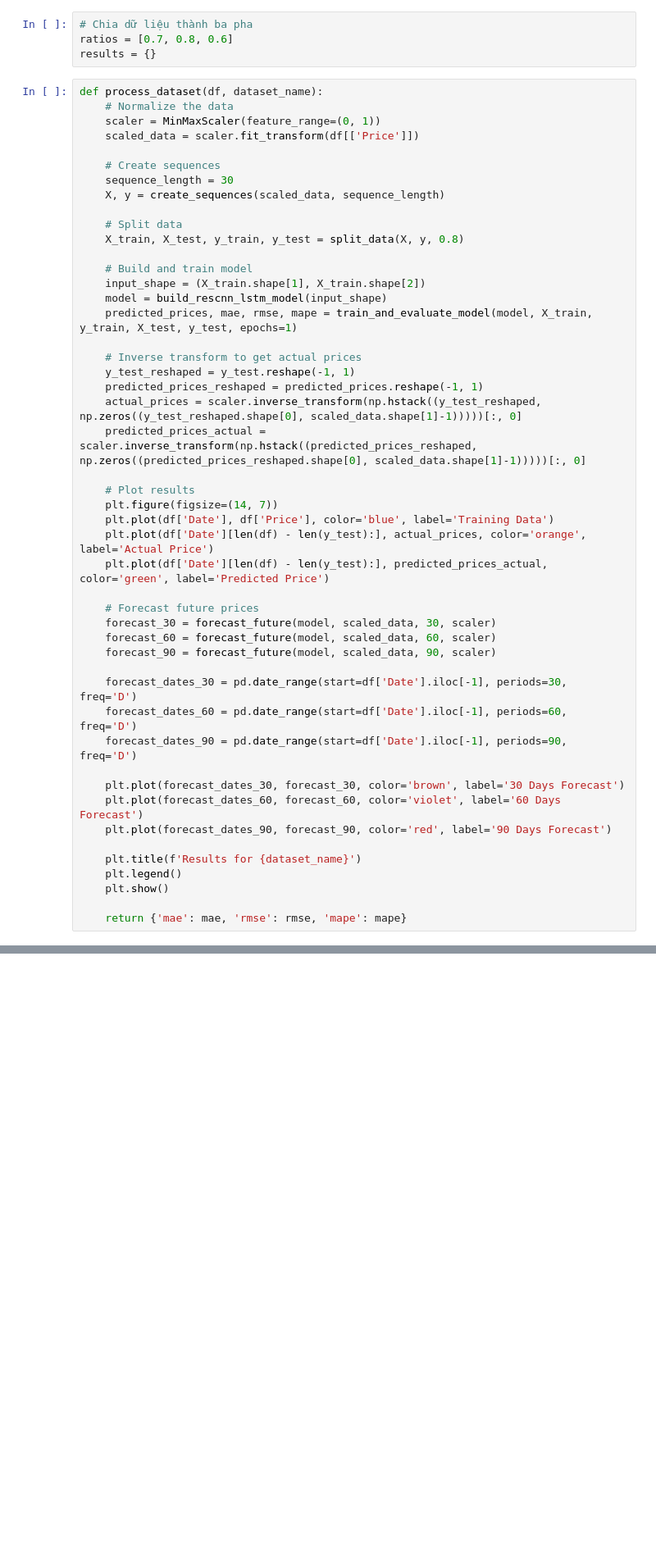
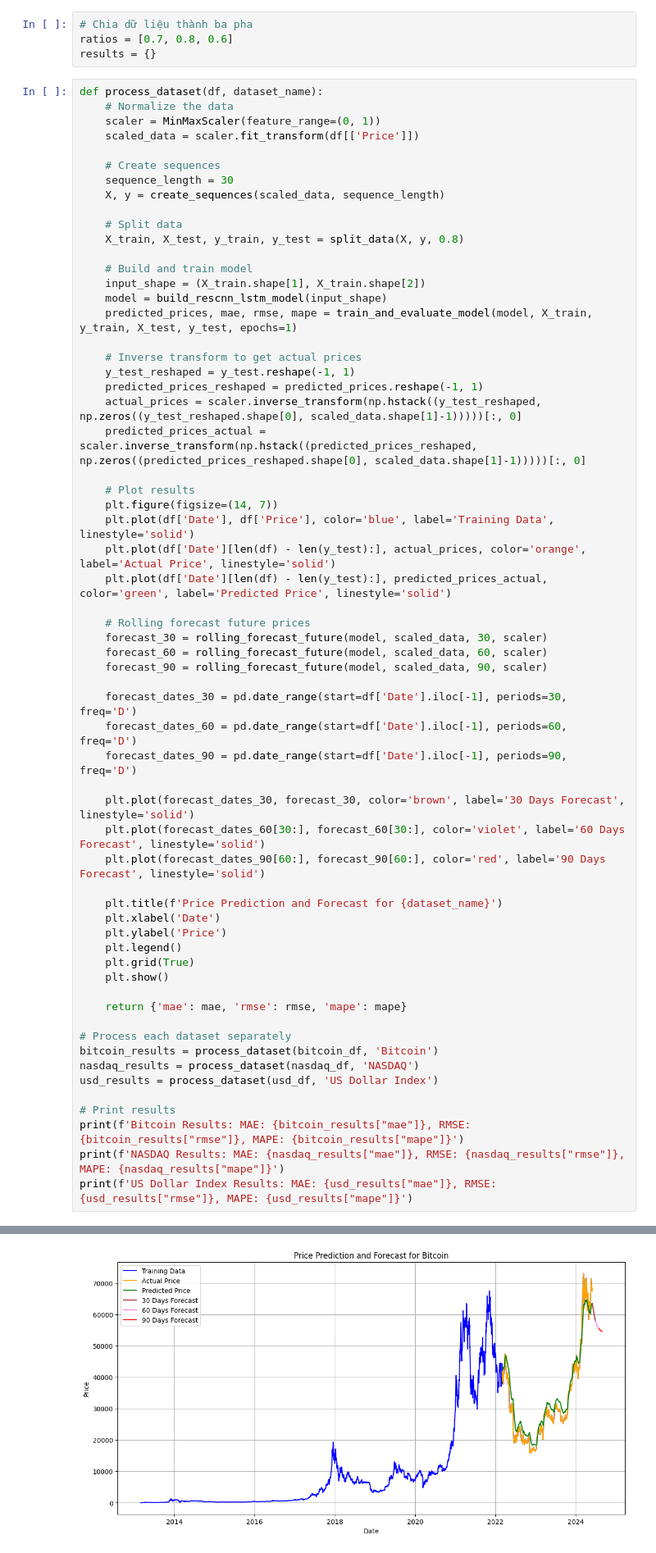
Before and after one commit to Annatruc/IS403_O22_HTCL_3, a Jupyter notebook: Models/Team3_ResCNN.ipynb, the cells around one changed output, grey strips where cells are left out. Shown: that part at 82% size. Cells and saved outputs as stored; diff of their text form; blank space fills up the shorter version.

```diff
--- a/Models/Team3_ResCNN.ipynb
+++ b/Models/Team3_ResCNN.ipynb
@@ -138,25 +139,39 @@ def process_dataset(df, dataset_name):
 
     # Plot results
     plt.figure(figsize=(14, 7))
-    plt.plot(df['Date'], df['Price'], color='blue', label='Training Data')
-    plt.plot(df['Date'][len(df) - len(y_test):], actual_prices, color='orange', label='Actual Price')
-    plt.plot(df['Date'][len(df) - len(y_test):], predicted_prices_actual, color='green', label='Predicted Price')
+    plt.plot(df['Date'], df['Price'], color='blue', label='Training Data', linestyle='solid')
+    plt.plot(df['Date'][len(df) - len(y_test):], actual_prices, color='orange', label='Actual Price', linestyle='solid')
+    plt.plot(df['Date'][len(df) - len(y_test):], predicted_prices_actual, color='green', label='Predicted Price', linestyle='solid')
 
-    # Forecast future prices
-    forecast_30 = forecast_future(model, scaled_data, 30, scaler)
-    forecast_60 = forecast_future(model, scaled_data, 60, scaler)
-    forecast_90 = forecast_future(model, scaled_data, 90, scaler)
+    # Rolling forecast future prices
+    forecast_30 = rolling_forecast_future(model, scaled_data, 30, scaler)
+    forecast_60 = rolling_forecast_future(model, scaled_data, 60, scaler)
+    forecast_90 = rolling_forecast_future(model, scaled_data, 90, scaler)
 
     forecast_dates_30 = pd.date_range(start=df['Date'].iloc[-1], periods=30, freq='D')
     forecast_dates_60 = pd.date_range(start=df['Date'].iloc[-1], periods=60, freq='D')
     forecast_dates_90 = pd.date_range(start=df['Date'].iloc[-1], periods=90, freq='D')
 
-    plt.plot(forecast_dates_30, forecast_30, color='brown', label='30 Days Forecast')
-    plt.plot(forecast_dates_60, forecast_60, color='violet', label='60 Days Forecast')
-    plt.plot(forecast_dates_90, forecast_90, color='red', label='90 Days Forecast')
+    plt.plot(forecast_dates_30, forecast_30, color='brown', label='30 Days Forecast', linestyle='solid')
+    plt.plot(forecast_dates_60[30:], forecast_60[30:], color='violet', label='60 Days Forecast', linestyle='solid')
+    plt.plot(forecast_dates_90[60:], forecast_90[60:], color='red', label='90 Days Forecast', linestyle='solid')
 
-    plt.title(f'Results for {dataset_name}')
+    plt.title(f'Price Prediction and Forecast for {dataset_name}')
+    plt.xlabel('Date')
+    plt.ylabel('Price')
     plt.legend()
+    plt.grid(True)
     plt.show()
 
     return {'mae': mae, 'rmse': rmse, 'mape': mape}
+
+# Process each dataset separately
+bitcoin_results = process_dataset(bitcoin_df, 'Bitcoin')
+nasdaq_results = process_dataset(nasdaq_df, 'NASDAQ')
+usd_results = process_dataset(usd_df, 'US Dollar Index')
+
+# Print results
+print(f'Bitcoin Results: MAE: {bitcoin_results["mae"]}, RMSE: {bitcoin_results["rmse"]}, MAPE: {bitcoin_results["mape"]}')
+print(f'NASDAQ Results: MAE: {nasdaq_results["mae"]}, RMSE: {nasdaq_results["rmse"]}, MAPE: {nasdaq_results["mape"]}')
+print(f'US Dollar Index Results: MAE: {usd_results["mae"]}, RMSE: {usd_results["rmse"]}, MAPE: {usd_results["mape"]}')
+# %% [output]
@@ -162,0 +195 @@ def process_dataset(df, dataset_name):
+[figure, added]
```
Also changed, not shown: parts of 3 cells of this notebook, 2 other files.
